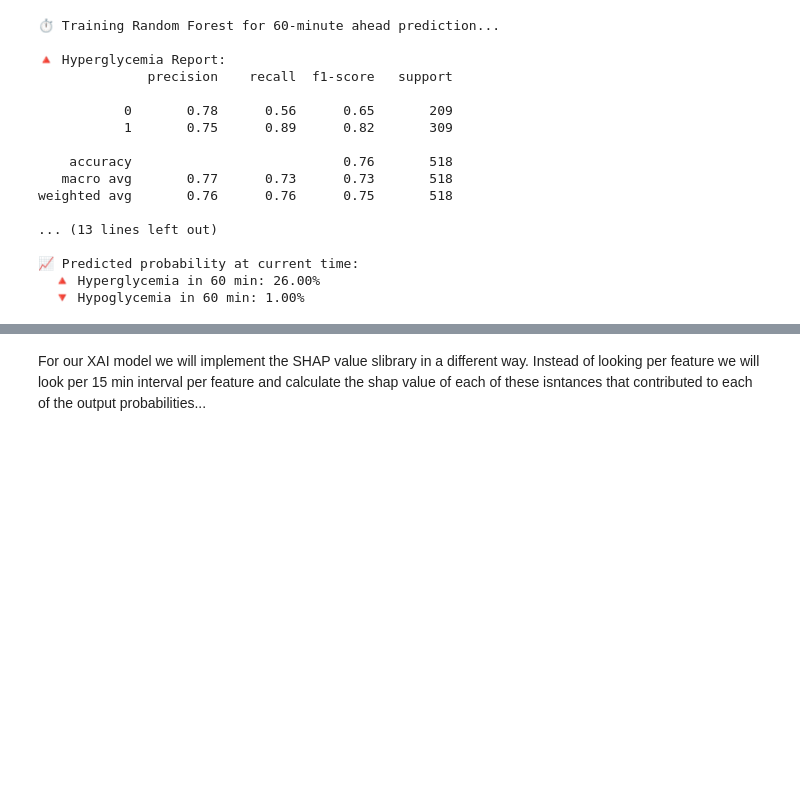
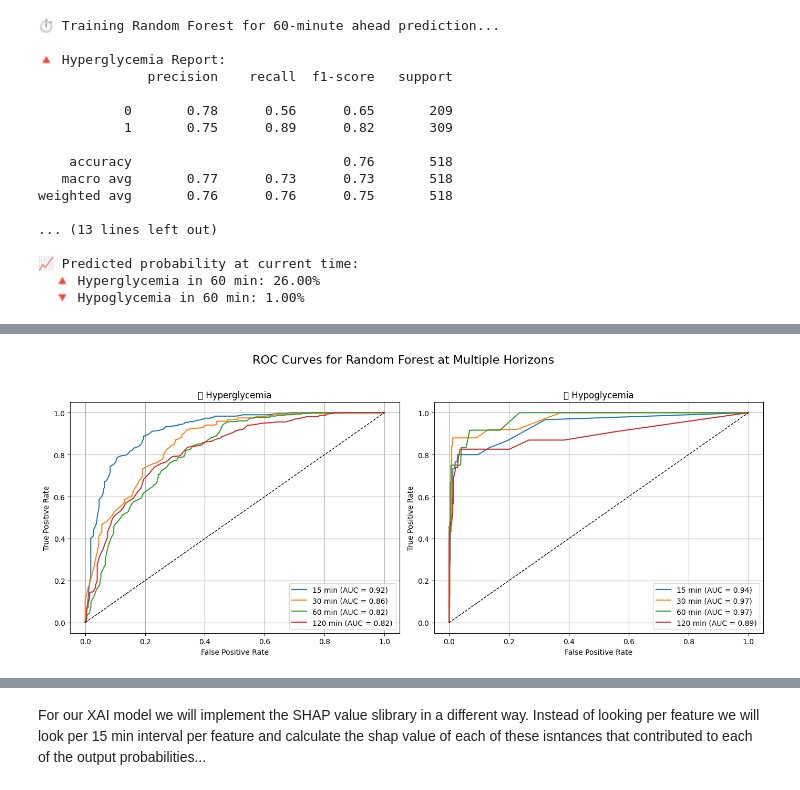
Before and after one commit to emmacscs/FinalProjectThesis, a Jupyter notebook: MachineLearning/Classifier.ipynb, the cells around one changed output, grey strips where cells are left out. Drawn from its saved outputs; the diff is of its cells as text; code cells hidden in the pictures; blank space fills up the shorter version.

Commit message:
imrpove the ROC CURVE OMG

```diff
--- a/MachineLearning/Classifier.ipynb
+++ b/MachineLearning/Classifier.ipynb
@@ -212,0 +270,11 @@ weighted avg       0.76      0.76      0.75       518
+# %%
+import matplotlib.pyplot as plt
+from sklearn.metrics import roc_curve, auc
+
+horizons = [15, 30, 60, 120]
+results = {}
+
+for h in horizons:
+    print(f"====== Prediction Horizon: {h} minutes ======")
+    res = train_predict_rf(df, features, prediction_minutes=h)
+    results[h] = res
@@ -212,0 +299,24 @@ weighted avg       0.76      0.76      0.75       518
+# %%
+fig, axs = plt.subplots(1, 2, figsize=(14, 6))
+
+for i, task in enumerate(['hyper', 'hypo']):
+    ax = axs[i]
+    for h in horizons:
+        y_test = results[h][task]['y_test']
+        y_proba = results[h][task]['y_proba']
+        fpr, tpr, _ = roc_curve(y_test, y_proba)
+        roc_auc = auc(fpr, tpr)
+        ax.plot(fpr, tpr, label=f"{h} min (AUC = {roc_auc:.2f})")
+
+    ax.plot([0, 1], [0, 1], 'k--', lw=1)
+    ax.set_title("🔺 Hyperglycemia" if task == 'hyper' else "🔻 Hypoglycemia")
+    ax.set_xlabel("False Positive Rate")
+    ax.set_ylabel("True Positive Rate")
+    ax.legend(loc="lower right")
+    ax.grid(True)
+
+plt.suptitle("ROC Curves for Random Forest at Multiple Horizons", fontsize=16)
+plt.tight_layout(rect=[0, 0, 1, 0.95])
+plt.show()
+# %% [output]
+[figure, added]
```
Also changed, not shown: parts of 4 cells of this notebook, 1 other file.
